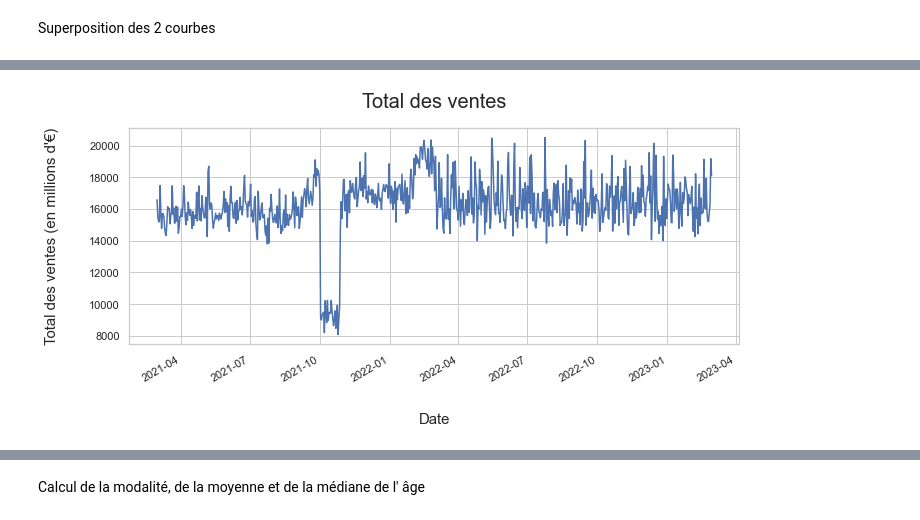
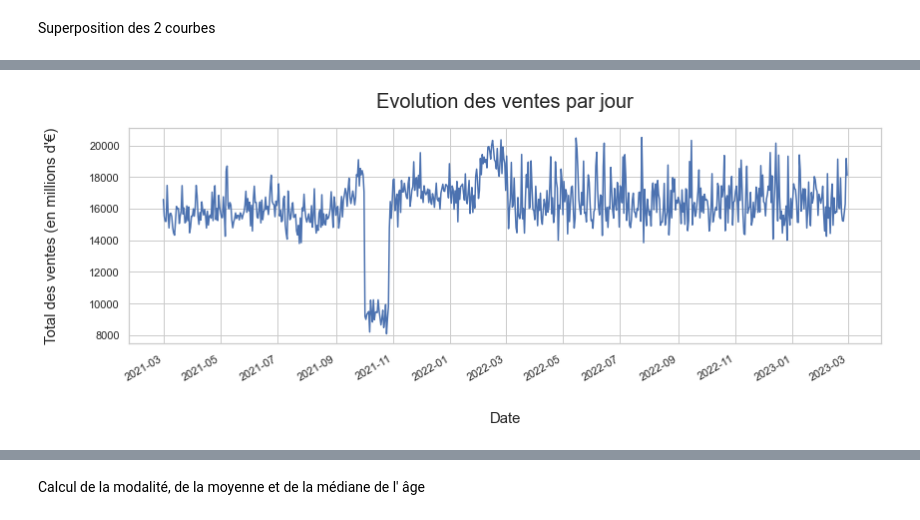
Before and after one commit to dumbor/P6---Analyse-de-ventes, a Jupyter notebook: Analysez les ventes d'une librairie.ipynb, the cells around one changed output, grey strips where cells are left out. Drawn from its saved outputs; the diff is of its cells as text; code cells hidden in the pictures.

```diff
--- a/Analysez les ventes d'une librairie.ipynb
+++ b/Analysez les ventes d'une librairie.ipynb
@@ -462,2 +472,0 @@ main_df['purchase_month'] = main_df['date'].dt.strftime('%m')
-# %%
-main_df['purchase_year_month'] = main_df['purchase_year'].astype(str) + '-' + main_df['purchase_month'].astype(str)
@@ -565,13 +570,15 @@ Name: price, dtype: float64
 plt.figure(figsize=(8,5))
 
 sns.barplot(x="categ" , y="price",data=categ_price_data, palette = "Purples_r", saturation=1)
-sns.set_theme(style="whitegrid")
 
 plt.xlabel("Catégorie", fontsize = 15)
 plt.ylabel("Total des ventes (en millions d'€)", fontsize = 15)
 plt.title("Total des ventes par catégorie", fontsize = 20,loc='center', pad=20)
 plt.tight_layout()
 
+# Save the graphic
+plt.savefig(fname='img/totalSalesByCateg.png', dpi=200)
+
 # Show graphic
 plt.show()
 # %% [output]
@@ -638,4 +658,2 @@ Le top 10 meilleures références est le suivant :
 # %%
-price_data = main_df[["price", "purchase_year", "purchase_month", "purchase_year_month"]]
-turnover_per_year=price_data.groupby("purchase_year").agg(turnover_per_year=("price","sum")).reset_index()
-turnover_per_year
+price_data = main_df[["price", "purchase_year", "purchase_year_month"]]
@@ -728,13 +730,13 @@ turnover_12_months
 plt.figure(figsize=(8,6))
 
 sns.barplot(x="year" , y="turnover_12_months",data=turnover_12_months, palette = "Purples_r", saturation=1)
-sns.set_theme(style="whitegrid")
 
 plt.xlabel("Année", fontsize = 15)
 plt.ylabel("CA (en millions d'€)", fontsize = 15)
-plt.title("CA par année (de mars à février)", fontsize = 20,loc='center', pad=20)
+plt.title("CA annuel (de mars à février)", fontsize = 20,loc='center', pad=20)
 plt.tight_layout()
 
-# Show graphic
+plt.savefig("img/rollingTurnover.png", dpi=200)
+
 plt.show()
 # %% [output]
@@ -875,27 +883,27 @@ turnover_per_day
 # %%
-fig, ax = plt.subplots(figsize=(10, 5))
-
-#half_year_locator = mdates.MonthLocator(interval=6)
-#year_month_formatter = mdates.DateFormatter("%Y-%m") # four digits for year, two for month
-#ax.xaxis.set_major_locator(half_year_locator)
-#ax.xaxis.set_major_formatter(year_month_formatter) # formatter for major axis only
-
-
+fig, ax = plt.subplots(figsize=(12, 5))
 # Data
 date= turnover_per_day["date"]
 value=turnover_per_day["turnover_per_day"]
 
+# x axis parameters
+half_year_locator = mdates.MonthLocator(interval=2)
+year_month_formatter = mdates.DateFormatter("%Y-%m") # four digits for year, two for month
+ax.xaxis.set_major_locator(half_year_locator)
+ax.xaxis.set_major_formatter(year_month_formatter) # formatter for major axis only
+
 # Rotates and right aligns the x labels.
-# Also moves the bottom of the axes up to make room for them.
 fig.autofmt_xdate()
 
 ax.plot(date, value)
-
 plt.xlabel("Date", fontsize = 15,labelpad=30)
 plt.ylabel("Total des ventes (en millions d'€)", fontsize = 15, labelpad=30)
-plt.title("Total des ventes", fontsize = 20,loc='center', pad=20)
+
+#plt.xticks(ticks=turnover_per_yearmonth["purchase_year_month"], fontsize=14)
+plt.subplots_adjust(bottom = 0.15)
+plt.title("Evolution des ventes par jour", fontsize = 20,loc='center', pad=20)
 plt.tight_layout()
 
 plt.show()
 # %% [output]
-[figure, old version]
+[figure, new version]
```
Also changed, not shown: parts of 133 cells of this notebook, 1 other file.
